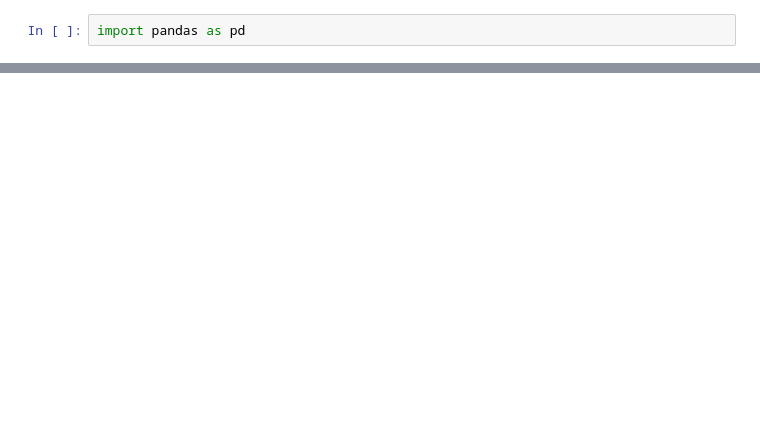
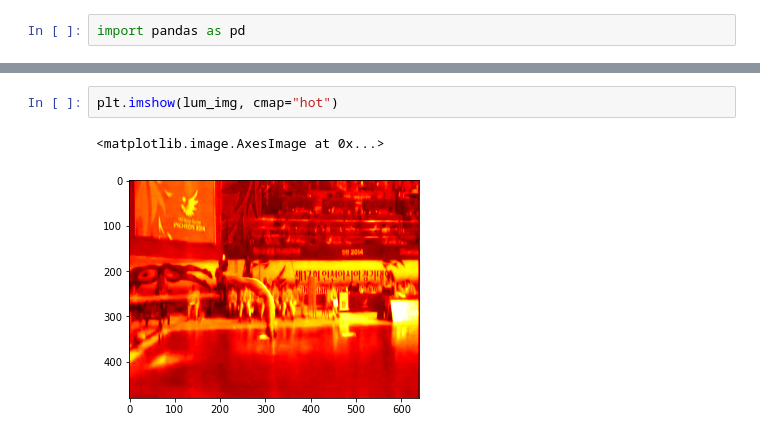
Before and after one commit to proohit/deep-learning-team6, a Jupyter notebook: 1b/Data Exploration.ipynb, the cells around one changed output, grey strips where cells are left out. Cells and saved outputs as stored; diff of their text form; blank space fills up the shorter version.

```diff
--- a/1b/Data Exploration.ipynb
+++ b/1b/Data Exploration.ipynb
@@ -73,0 +91,5 @@ import matplotlib.pyplot as plt
+# %%
+plt.imshow(lum_img, cmap="hot")
+# %% [output]
+<matplotlib.image.AxesImage at 0x...>
+[figure, added]
```
Also changed, not shown: parts of 7 cells of this notebook.
